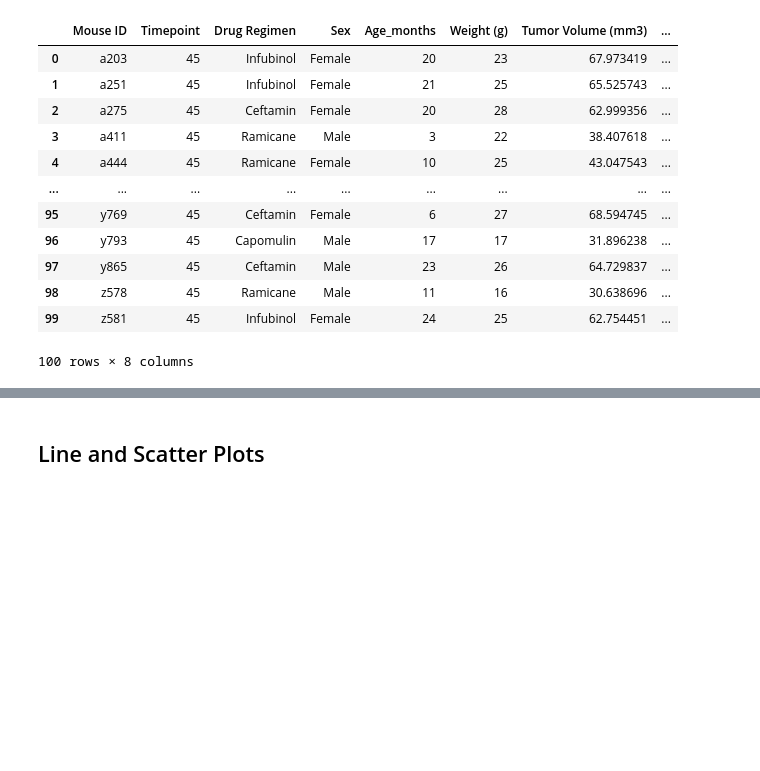
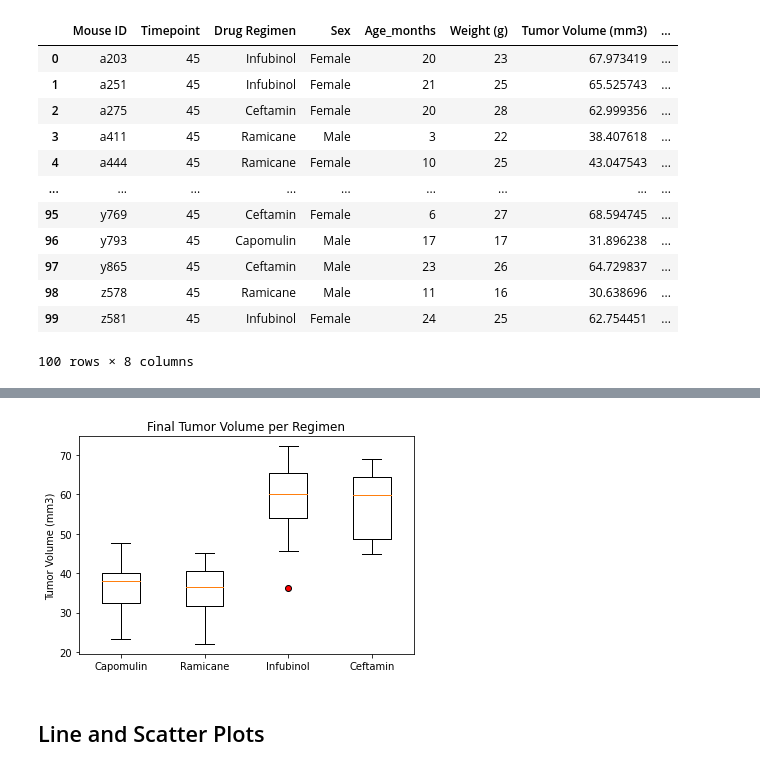
Before and after one commit to abarnatan/matplotlib-challenge, a Jupyter notebook: pymaceuticals_starter.ipynb, the cells around one changed output, grey strips where cells are left out. Saved outputs shown, nothing was run; the diff lists cells and outputs as text; code cells hidden in the pictures; blank space fills up the shorter version.

Commit message:
box plot added

```diff
--- a/pymaceuticals_starter.ipynb
+++ b/pymaceuticals_starter.ipynb
@@ -231,7 +231,7 @@ final_tumor_vol_df
 100 rows × 8 columns
 # %%
 # Put treatments into a list for for loop (and later for plot labels)
-drug_list = ['Capomulin', 'Ramicane', 'Infubinol', 'Ceftamin']
+drugs = ['Capomulin', 'Ramicane', 'Infubinol', 'Ceftamin']
 
 # Create empty list to fill with tumor vol data (for plotting)
 tumor_vol_list = []
@@ -254,7 +254,7 @@ for drug in drug_list:
     lowerq = quartiles[0.25]
     upperq = quartiles[0.75]
     iqr = upperq-lowerq
-    print(f'For {drug}, Interquartile Range (IQR) is {iqr}')
+    print(f'For {drug}, the interquartile range (IQR) is {iqr}')
     lower_bound = lowerq - (1.5*iqr)
     upper_bound = upperq + (1.5*iqr)
     print(f'For {drug}, values below {lower_bound} could be outliers')
@@ -262,5 +278,17 @@ for drug in drug_list:
 # %%
 # Generate a box plot of the final tumor volume of each mouse across four regimens of interest
+
+# Identify outliers
+red_circle = dict(markerfacecolor='r', marker='o')
+
+fig, ax = plt.subplots()
+ax.set_title('Final Tumor Volume per Regimen')
+ax.set_xticklabels(drugs)
+ax.set_ylabel('Tumor Volume (mm3)')
+ax.boxplot(tumor_vol_list, flierprops=red_circle)
+plt.show()
+# %% [output]
+[figure, added]
 # %% [markdown]
 ## Line and Scatter Plots
 # %%
```
Also changed, not shown: parts of 1 cell of this notebook.
